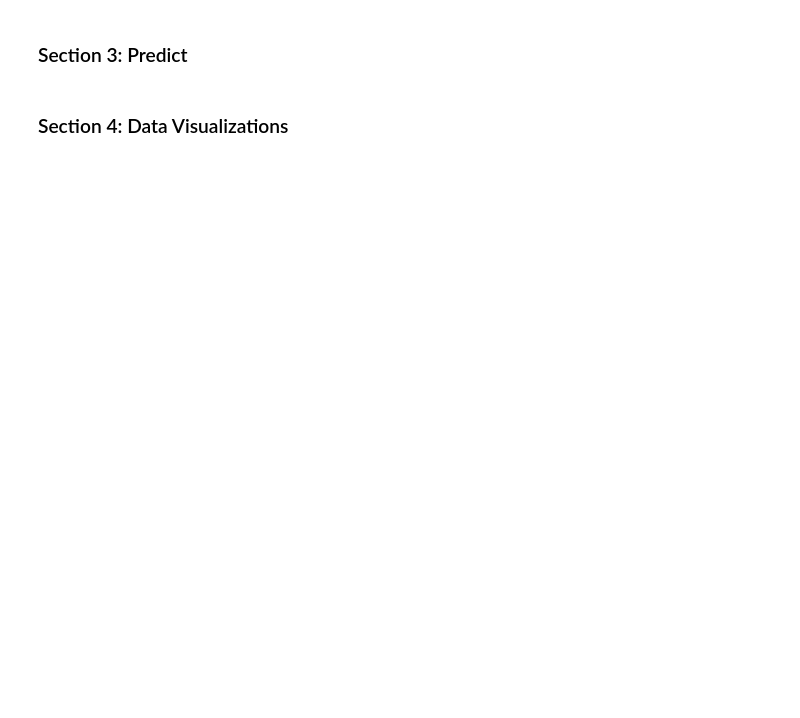
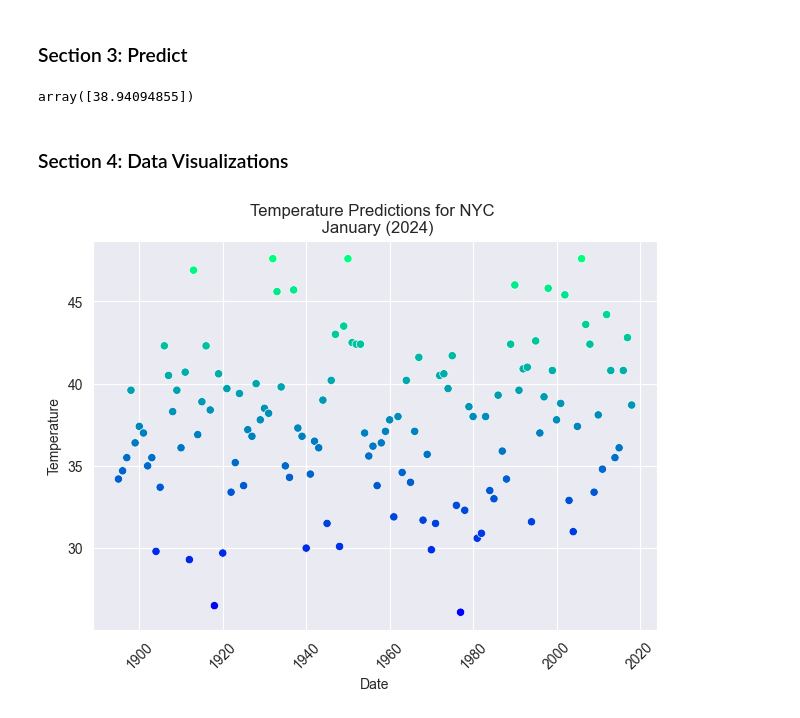
Before and after one commit to JBtallgrass/datafun-07-ml, a Jupyter notebook: jballard_ml.ipynb, the cells around one changed output. Drawn from its saved outputs; the diff is of its cells as text; code cells hidden in the pictures; blank space fills up the shorter version.

```diff
--- a/jballard_ml.ipynb
+++ b/jballard_ml.ipynb
@@ -187,4 +198,25 @@ for p, e in zip(predicted[::5], expected[::5]):
 # %% [markdown]
 ### Section 3: Predict
+# %%
+predict = (lambda x: linear_regression.coef_* x + linear_regression.intercept_)
+
+predict (2024)
+# %% [output]
+array([38.94094855])
 # %% [markdown]
 ### Section 4: Data Visualizations
+# %%
+axes = sns.scatterplot(data=nyc_df, x = 'Date', y = 'Temperature', hue='Temperature', palette='winter', legend=False)
+
+# Adjust for better layout if necessary, especially if you have date overlaps
+plt.xticks(rotation=45)
+plt.tight_layout()
+plt.title('Temperature Predictions for NYC \n January (2024)')
+
+# Save the figure
+plt.savefig('figures/nyc_temperature_scatterplot.png', dpi=300)  # Saves the plot as a PNG file with 300 DPI
+
+# Show the plot
+plt.show()
+# %% [output]
+[figure, added]
```
Also changed, not shown: parts of 4 cells of this notebook, 1 other file.
